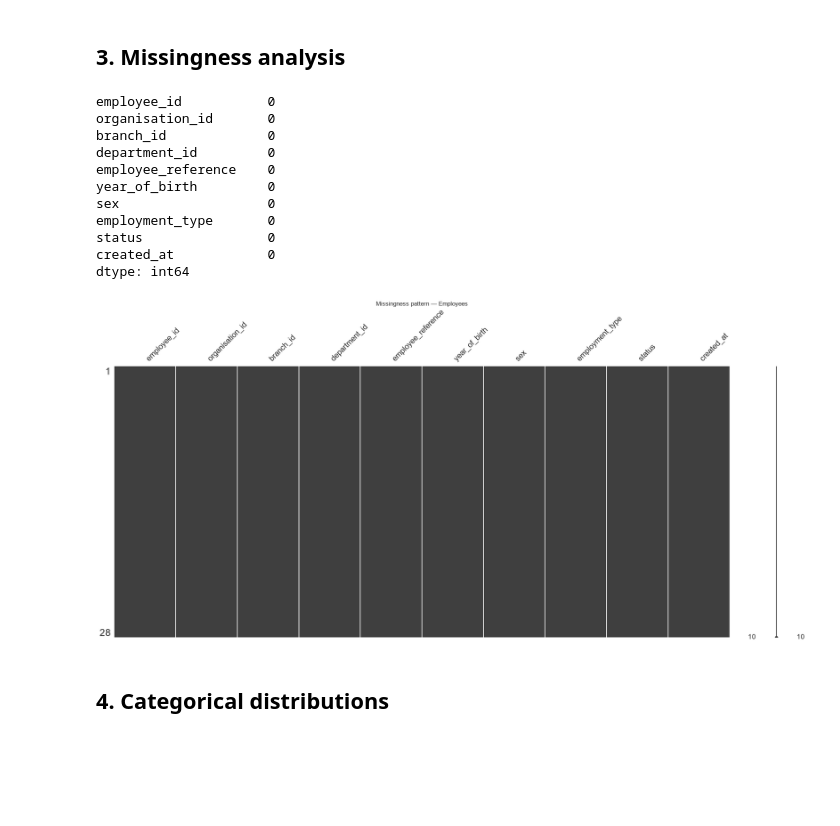
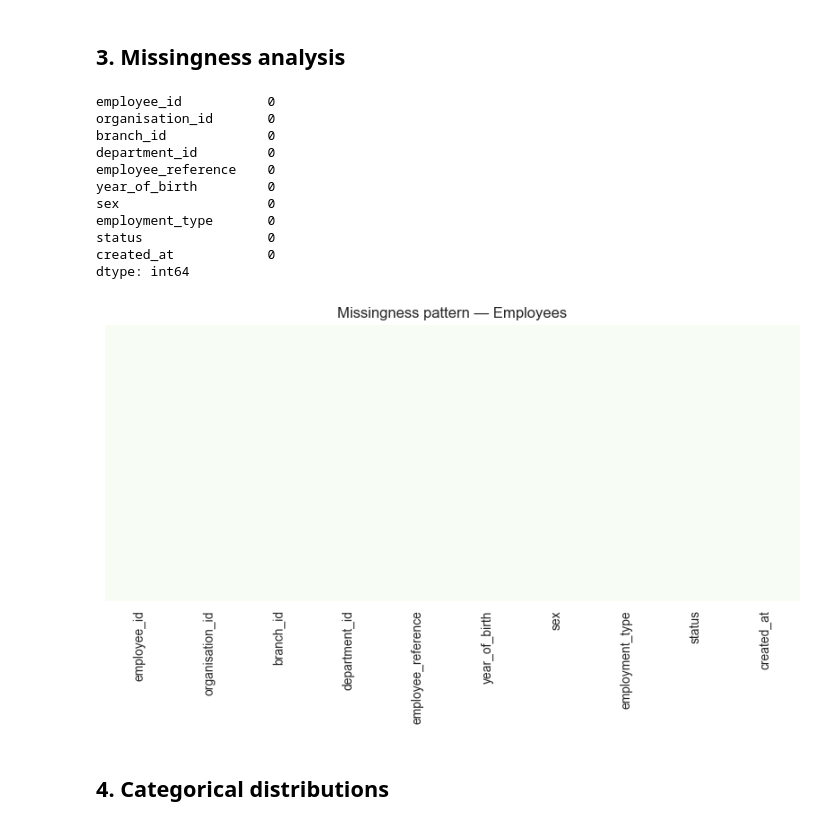
Before and after one commit to vimotechnologies/pulse80, a Jupyter notebook: data-analytics/notebooks/eda/employees/EmployeesEDA.ipynb, the cells around one changed output. Drawn from its saved outputs; the diff is of its cells as text; code cells hidden in the pictures; blank space fills up the shorter version.

```diff
--- a/data-analytics/notebooks/eda/employees/EmployeesEDA.ipynb
+++ b/data-analytics/notebooks/eda/employees/EmployeesEDA.ipynb
@@ -1,14 +1,22 @@
 # %%
+from pathlib import Path
 import pandas as pd
 import numpy as np
 import matplotlib.pyplot as plt
 import seaborn as sns
-import missingno as msno
 
 sns.set_style(style="whitegrid")
 pd.set_option('display.max_columns', None)
 
-df = pd.read_csv(r'C:\Users\Gene\Downloads\Employees.csv')
+def find_raw_data_dir(start: Path = Path.cwd()) -> Path:
+    for directory in (start, *start.parents):
+        for candidate in (directory / 'data' / 'raw', directory / 'data-analytics' / 'data' / 'raw'):
+            if candidate.is_dir():
+                return candidate
+    raise FileNotFoundError('Could not locate data-analytics/data/raw')
+
+RAW_DATA_DIR = find_raw_data_dir()
+df = pd.read_csv(RAW_DATA_DIR / 'Employees.csv')
 print(f"Shape: {df.shape}")
 df.head(10)
 # %% [output]
@@ -80,22 +88,23 @@ PASS: All employee_reference values match the expected format.
 # %%
 print(df.isna().sum())
 print()
-msno.matrix(df)
+plt.figure(figsize=(10, 4))
+sns.heatmap(df.isna(), cbar=False, yticklabels=False, cmap='Greens')
 plt.title('Missingness pattern — Employees')
 plt.show()
 # %% [output]
 employee_id           0
 organisation_id       0
 branch_id             0
 department_id         0
 employee_reference    0
 year_of_birth         0
 sex                   0
 employment_type       0
 status                0
 created_at            0
 dtype: int64
-[figure, old version]
+[figure, new version]
 # %% [markdown]
 ## 4. Categorical distributions
 # %%
```
Also changed, not shown: parts of 2 cells of this notebook, 1 other file.
